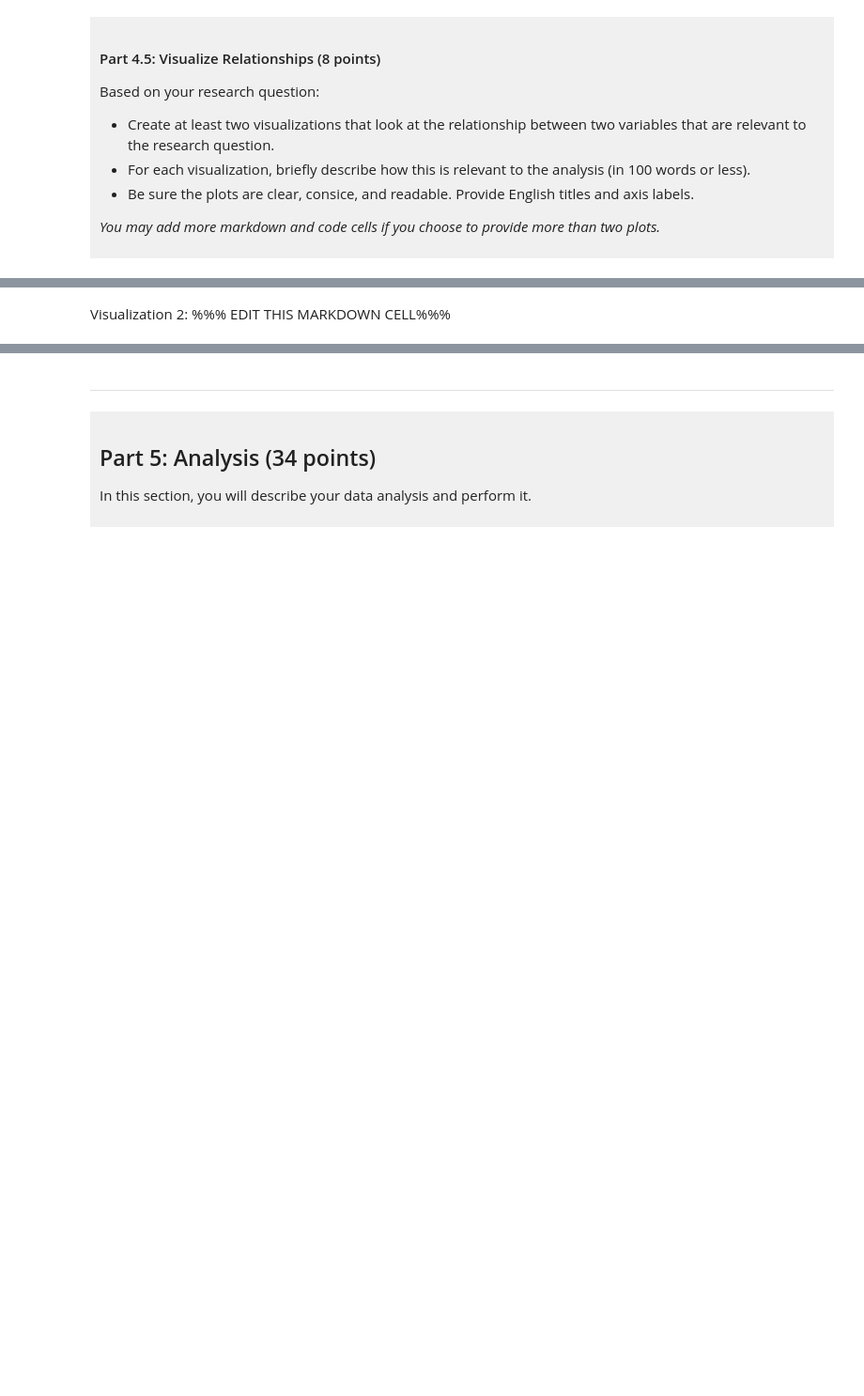
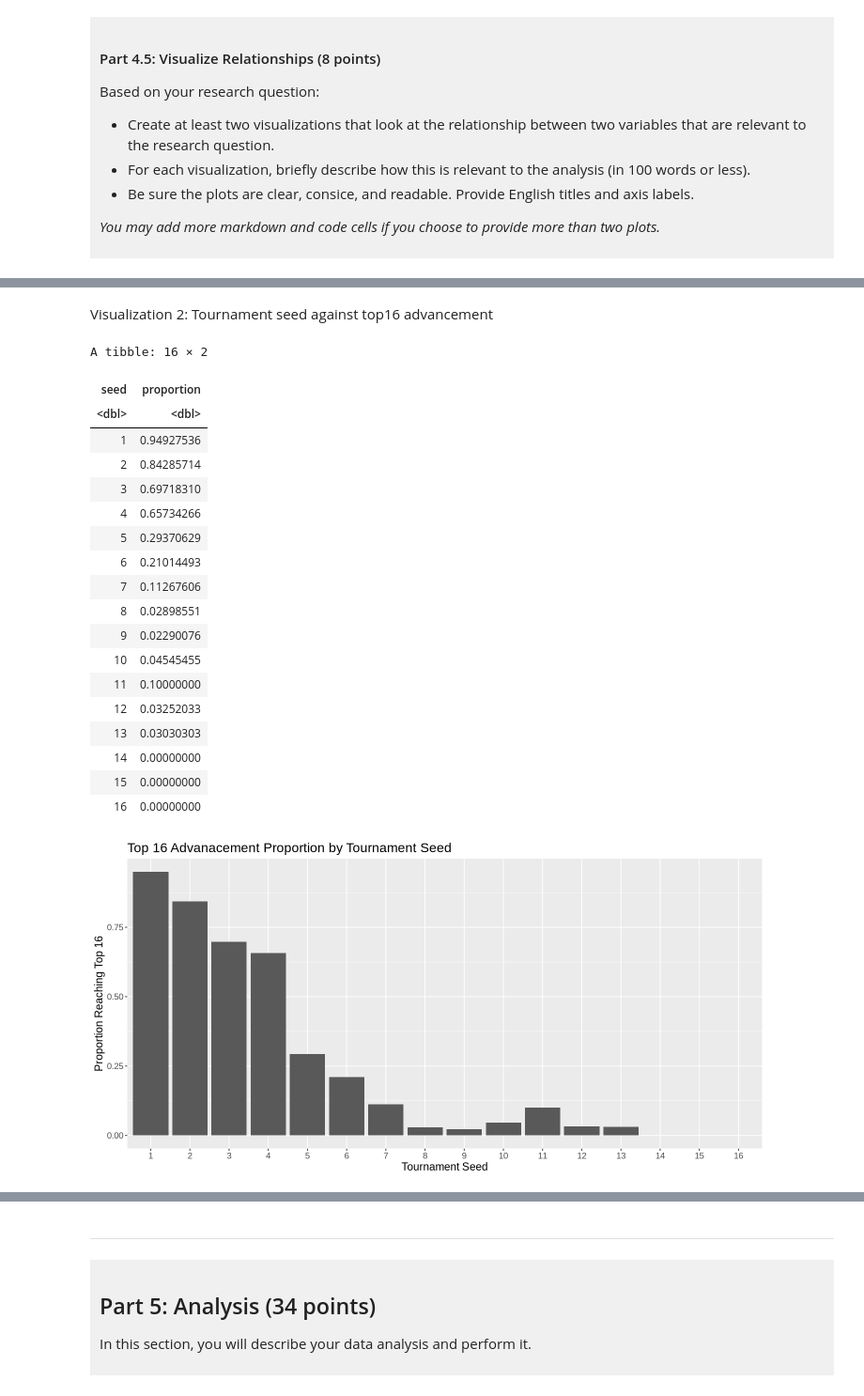
Before and after one commit to cabetsung/dsci-100-project-cabet-sung, a Jupyter notebook: dsci-100-project-notebook.ipynb, the cells around one changed output, grey strips where cells are left out. Shown at 94% size. Cells and saved outputs as stored; diff of their text form; code cells hidden in the pictures; blank space fills up the shorter version.

```diff
--- a/dsci-100-project-notebook.ipynb
+++ b/dsci-100-project-notebook.ipynb
@@ -364,4 +433,36 @@ Visualization 1: %%% EDIT THIS MARKDOWN CELL%%%
 # %% [markdown]
-Visualization 2: %%% EDIT THIS MARKDOWN CELL%%%
+Visualization 2: Tournament seed against top16 advancement
 # %%
-### EDIT THIS CODE CELL FOR VISUALIZATION 2###
+options(repr.plot.width = 12, repr.plot.height = 6)
+seed_summary<- tidyball|>
+    group_by(seed) |>
+    summarize(proportion=mean(top_16=="TRUE"))
+seed_summary
+
+plot4 <- seed_summary|>
+    ggplot(aes(x=as_factor(seed), y = proportion))+ #used chat to identify why seed did not work
+    geom_bar(stat= "identity")+
+    labs(x="Tournament Seed", y= "Proportion Reaching Top 16", title = "Top 16 Advanacement Proportion by Tournament Seed") +
+    theme(text=element_text(size=14))
+plot4
+# %% [output]
+A tibble: 16 × 2
+| seed | proportion |
+| <dbl> | <dbl> |
+| 1 | 0.94927536 |
+| 2 | 0.84285714 |
+| 3 | 0.69718310 |
+| 4 | 0.65734266 |
+| 5 | 0.29370629 |
+| 6 | 0.21014493 |
+| 7 | 0.11267606 |
+| 8 | 0.02898551 |
+| 9 | 0.02290076 |
+| 10 | 0.04545455 |
+| 11 | 0.10000000 |
+| 12 | 0.03252033 |
+| 13 | 0.03030303 |
+| 14 | 0.00000000 |
+| 15 | 0.00000000 |
+| 16 | 0.00000000 |
+[figure, added]
```
Also changed, not shown: parts of 11 cells of this notebook.
